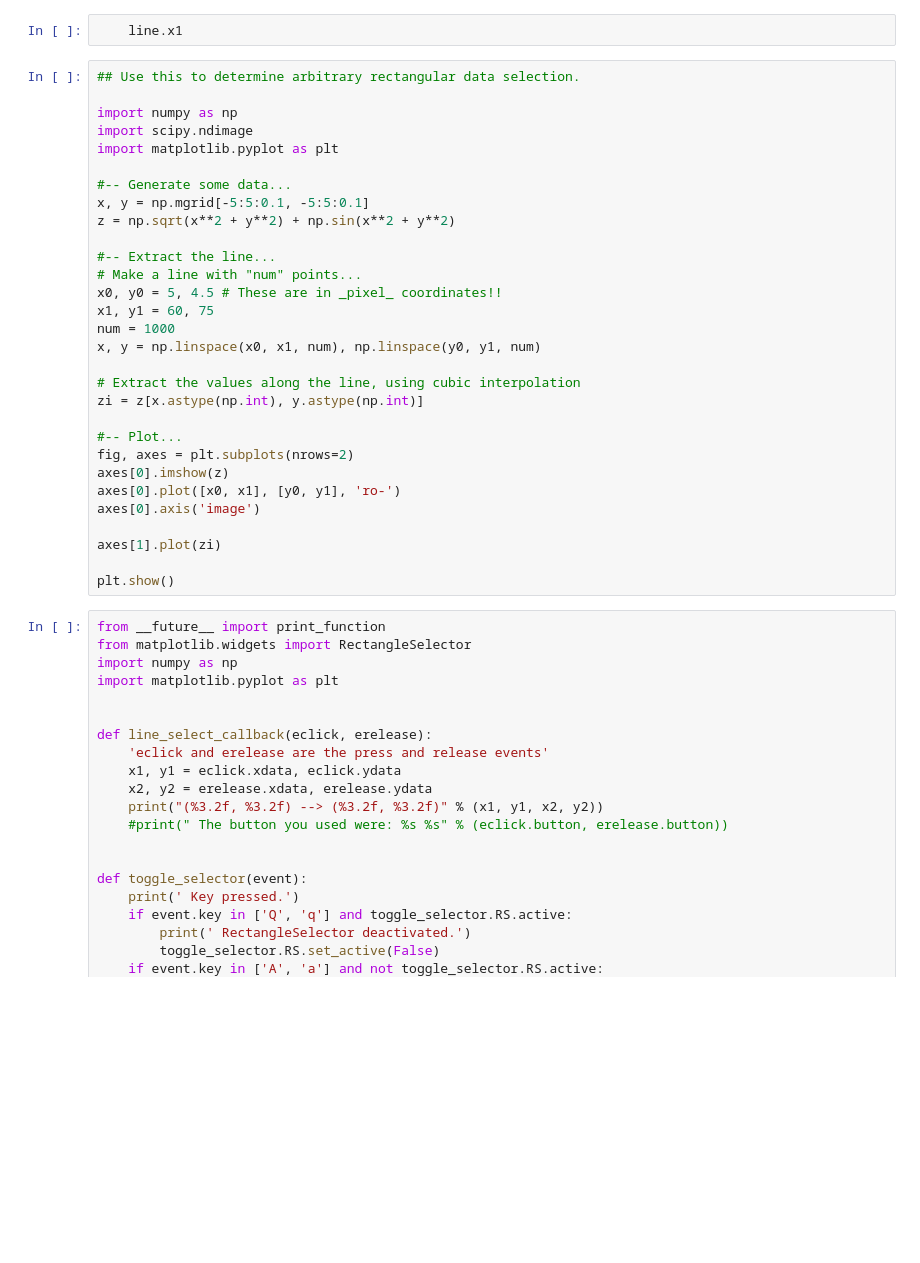
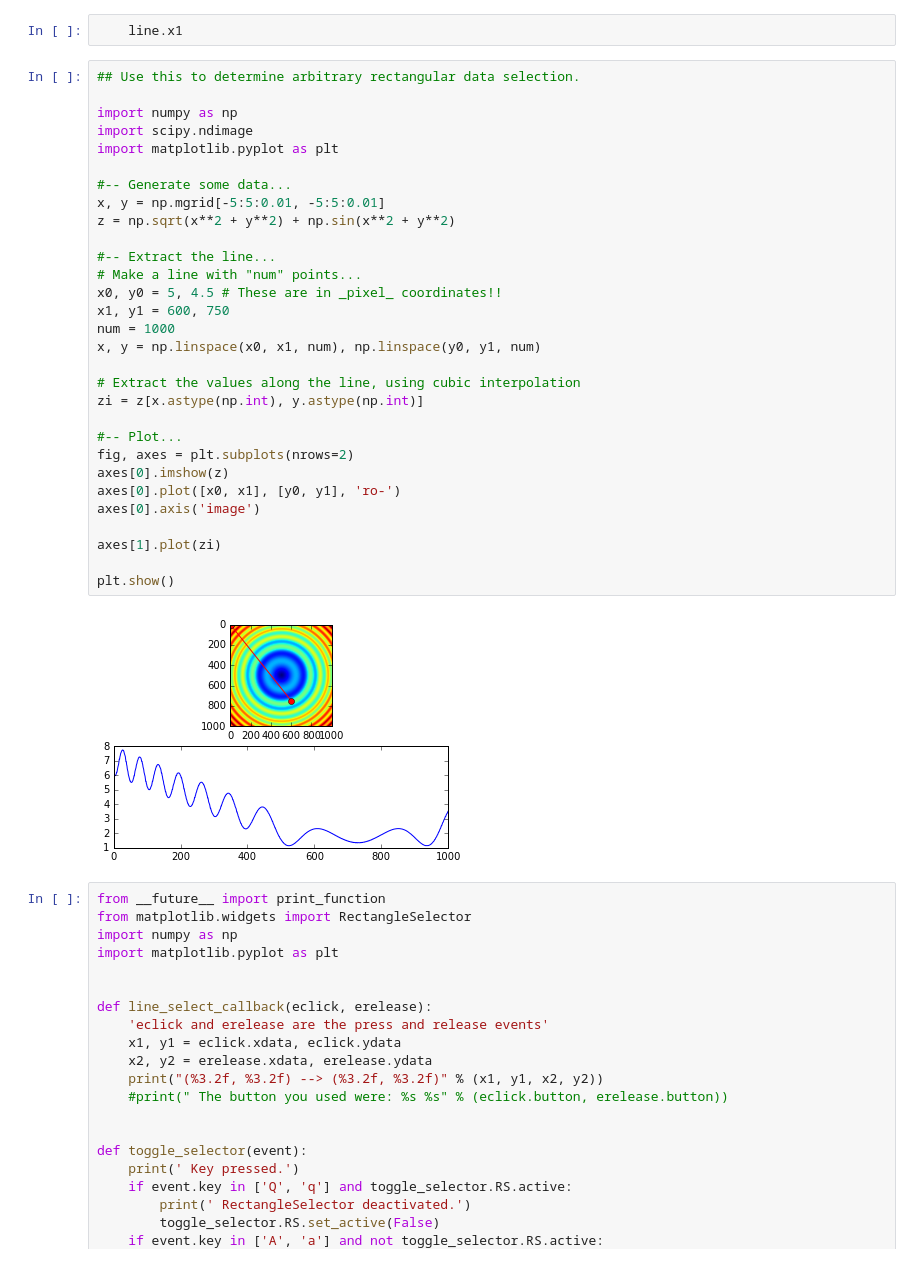
Before and after one commit to kbschliep/NIST_Scripts, a Jupyter notebook: Working File.ipynb, the cells around one changed output. Saved outputs shown, nothing was run; the diff lists cells and outputs as text; blank space fills up the shorter version.

```diff
--- a/Working File.ipynb
+++ b/Working File.ipynb
@@ -230,33 +230,35 @@ line_ROI = line.interactive(data, color='green')
 # %%
 ## Use this to determine arbitrary rectangular data selection.
 
 import numpy as np
 import scipy.ndimage
 import matplotlib.pyplot as plt
 
 #-- Generate some data...
-x, y = np.mgrid[-5:5:0.1, -5:5:0.1]
+x, y = np.mgrid[-5:5:0.01, -5:5:0.01]
 z = np.sqrt(x**2 + y**2) + np.sin(x**2 + y**2)
 
 #-- Extract the line...
 # Make a line with "num" points...
 x0, y0 = 5, 4.5 # These are in _pixel_ coordinates!!
-x1, y1 = 60, 75
+x1, y1 = 600, 750
 num = 1000
 x, y = np.linspace(x0, x1, num), np.linspace(y0, y1, num)
 
 # Extract the values along the line, using cubic interpolation
 zi = z[x.astype(np.int), y.astype(np.int)]
 
 #-- Plot...
 fig, axes = plt.subplots(nrows=2)
 axes[0].imshow(z)
 axes[0].plot([x0, x1], [y0, y1], 'ro-')
 axes[0].axis('image')
 
 axes[1].plot(zi)
 
 plt.show()
+# %% [output]
+[figure, added]
 # %%
 from __future__ import print_function
 from matplotlib.widgets import RectangleSelector
```
Also changed, not shown: parts of 1 cell of this notebook, 18 other files.
